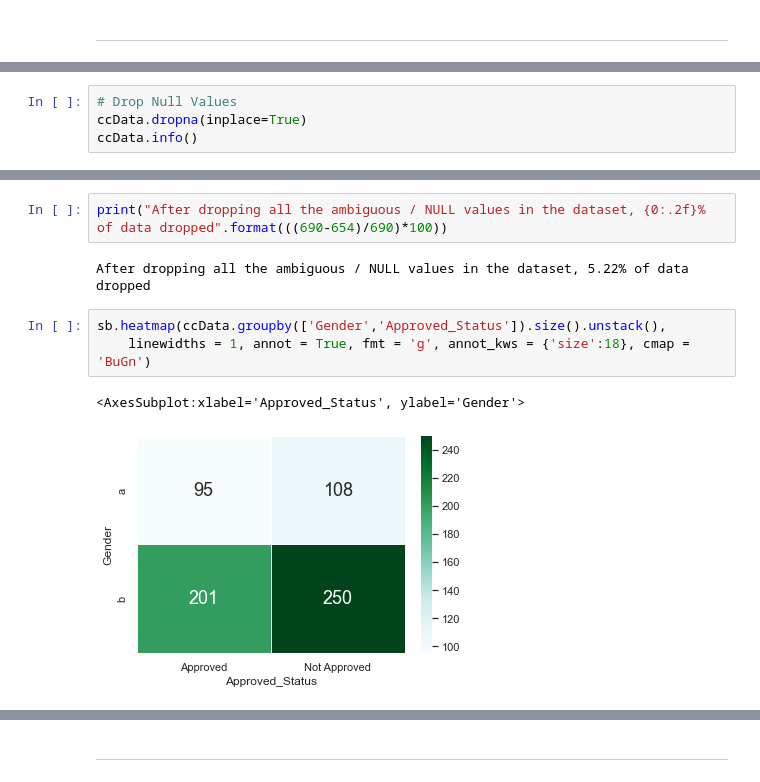
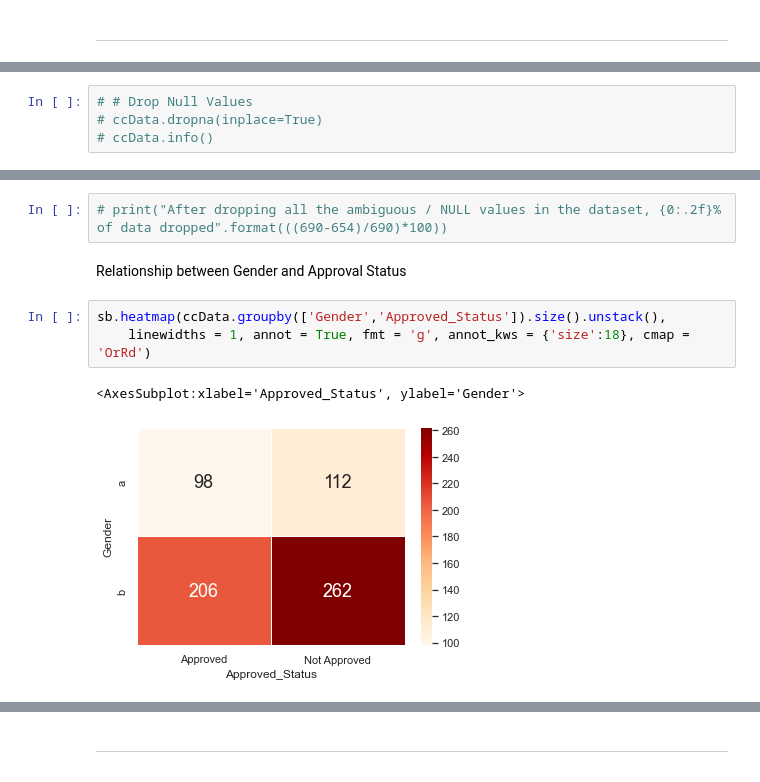
Before and after one commit to niyaojiayou/SC1015, a Jupyter notebook: SC1015 Mini Project.ipynb, the cells around one changed output, grey strips where cells are left out. Drawn from its saved outputs; the diff is of its cells as text.

```diff
--- a/SC1015 Mini Project.ipynb
+++ b/SC1015 Mini Project.ipynb
@@ -220,6 +249,6 @@ ccData.head()
 | 3 | b | 27.83 | 1.540 | u | g | 3.75 | t | t | 5 | ... |
 | 4 | b | 20.17 | 5.625 | u | g | 1.71 | t | f | 0 | ... |
 # %%
-# Drop Null Values
-ccData.dropna(inplace=True)
-ccData.info()
+# # Drop Null Values
+# ccData.dropna(inplace=True)
+# ccData.info()
@@ -244,10 +255,10 @@ memory usage: 81.8+ KB
 # %%
-print("After dropping all the ambiguous / NULL values in the dataset, {0:.2f}% of data dropped".format(((690-654)/690)*100))
+# print("After dropping all the ambiguous / NULL values in the dataset, {0:.2f}% of data dropped".format(((690-654)/690)*100))
-# %% [output]
-After dropping all the ambiguous / NULL values in the dataset, 5.22% of data dropped
+# %% [markdown]
+Relationship between Gender and Approval Status
 # %%
 sb.heatmap(ccData.groupby(['Gender','Approved_Status']).size().unstack(),
-    linewidths = 1, annot = True, fmt = 'g', annot_kws = {'size':18}, cmap = 'BuGn')
+    linewidths = 1, annot = True, fmt = 'g', annot_kws = {'size':18}, cmap = 'OrRd')
 # %% [output]
 <AxesSubplot:xlabel='Approved_Status', ylabel='Gender'>
-[figure, old version]
+[figure, new version]
```
Also changed, not shown: parts of 27 cells of this notebook.
